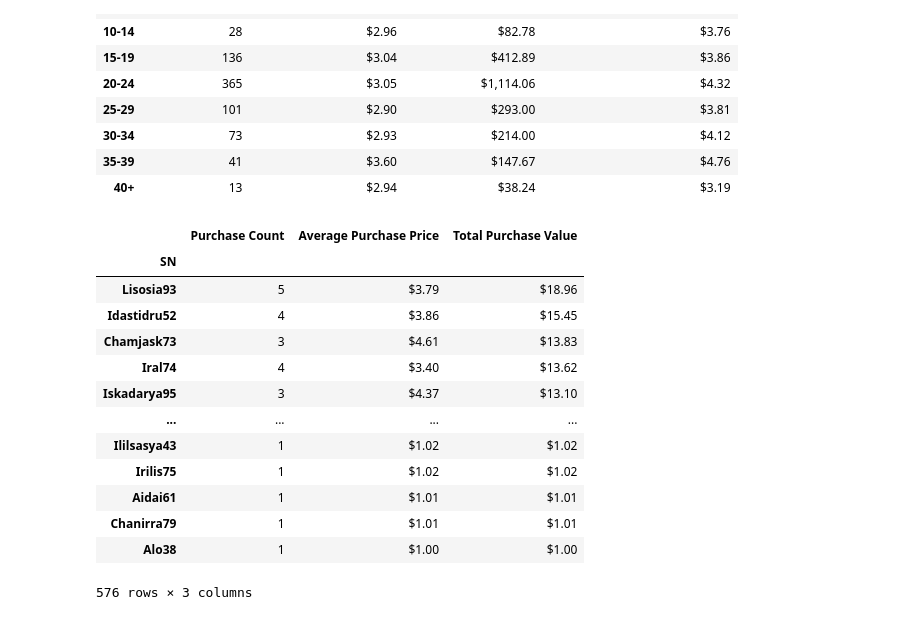
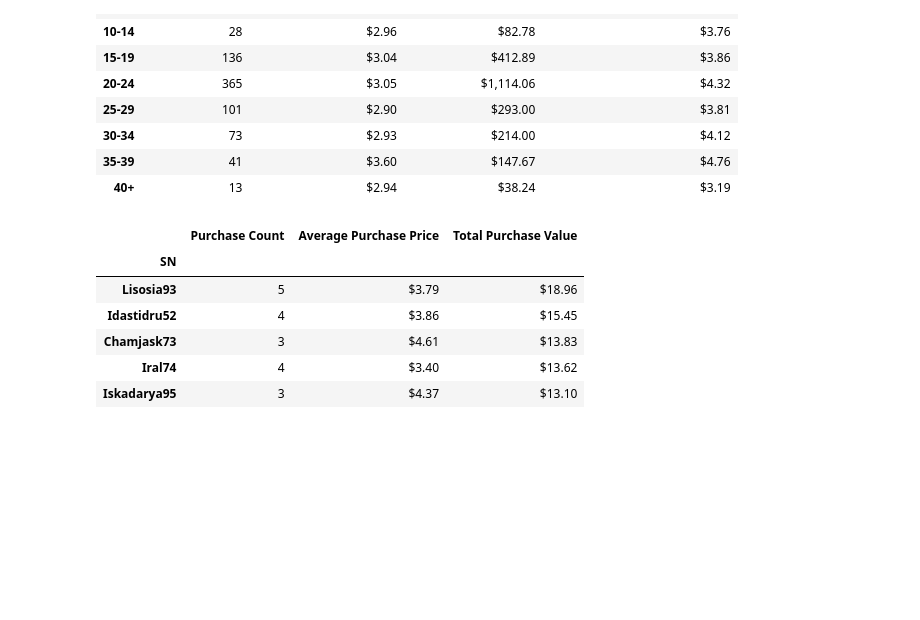
Before and after one commit to shidalgo12/Pandas-Challege, a Jupyter notebook: HeroesOfPymoli/Purchase_Data_Notebook.ipynb, the cells around one changed output. Cells and saved outputs as stored; diff of their text form; code cells hidden in the pictures; blank space fills up the shorter version.

```diff
--- a/HeroesOfPymoli/Purchase_Data_Notebook.ipynb
+++ b/HeroesOfPymoli/Purchase_Data_Notebook.ipynb
@@ -231,47 +228,41 @@ age_purchases
 # %%
 # Top Spenders - COMPLETE
     # Table headers: Purchase Count, Average Purchase Price, Total Purchase Value
 
 # Total purchases per player
 total_player_purchases = purchase_df.groupby(['SN']).count()["Purchase ID"].rename("Purchase Count")
 total_player_purchases
 
 # Average purchase value per player
 avg_player_spending = round(purchase_df.groupby(['SN']).mean()["Price"].rename("Average Purchase Price"),2)
 avg_player_spending
 
 # Total spending per player
-
 total_player_spending = purchase_df.groupby(['SN']).sum()["Price"].rename('Total Purchase Value')
 total_player_spending
 
 # Convert to DataFrame
 player_purchases = pd.DataFrame({"Purchase Count": total_player_purchases, "Average Purchase Price": avg_player_spending, "Total Purchase Value": total_player_spending})
 player_purchases
 
 # Sort Total Purchase Value in descending order
-player_purchases = player_purchases.sort_values("Total Purchase Value", ascending=False)
-player_purchases
+sorted_player_purchases = player_purchases.sort_values("Total Purchase Value", ascending=False)
 
-# # Format Data
-player_purchases["Average Purchase Price"] = player_purchases["Average Purchase Price"].map("${:,.2f}".format)
-player_purchases["Total Purchase Value"] = player_purchases["Total Purchase Value"].map("${:,.2f}".format)
-player_purchases
+# Filter by Top 5 Players
+sorted_player_purchases = sorted_player_purchases.nlargest(5,["Total Purchase Value"])
+
+# Format Data
+sorted_player_purchases["Average Purchase Price"] = sorted_player_purchases["Average Purchase Price"].map("${:,.2f}".format)
+sorted_player_purchases["Total Purchase Value"] = sorted_player_purchases["Total Purchase Value"].map("${:,.2f}".format)
+sorted_player_purchases
 # %% [output]
 |  | Purchase Count | Average Purchase Price | Total Purchase Value |
 | SN |  |  |  |
 | Lisosia93 | 5 | $3.79 | $18.96 |
 | Idastidru52 | 4 | $3.86 | $15.45 |
 | Chamjask73 | 3 | $4.61 | $13.83 |
 | Iral74 | 4 | $3.40 | $13.62 |
 | Iskadarya95 | 3 | $4.37 | $13.10 |
-| ... | ... | ... | ... |
-| Ililsasya43 | 1 | $1.02 | $1.02 |
-| Irilis75 | 1 | $1.02 | $1.02 |
-| Aidai61 | 1 | $1.01 | $1.01 |
-| Chanirra79 | 1 | $1.01 | $1.01 |
-| Alo38 | 1 | $1.00 | $1.00 |
-576 rows × 3 columns
 # %%
 # Most Popular Items
     # Table: Item ID, Item Name, Purchase Count, Item Price, Total Purchase Value
```
Also changed, not shown: parts of 3 cells of this notebook, 7 other files.
